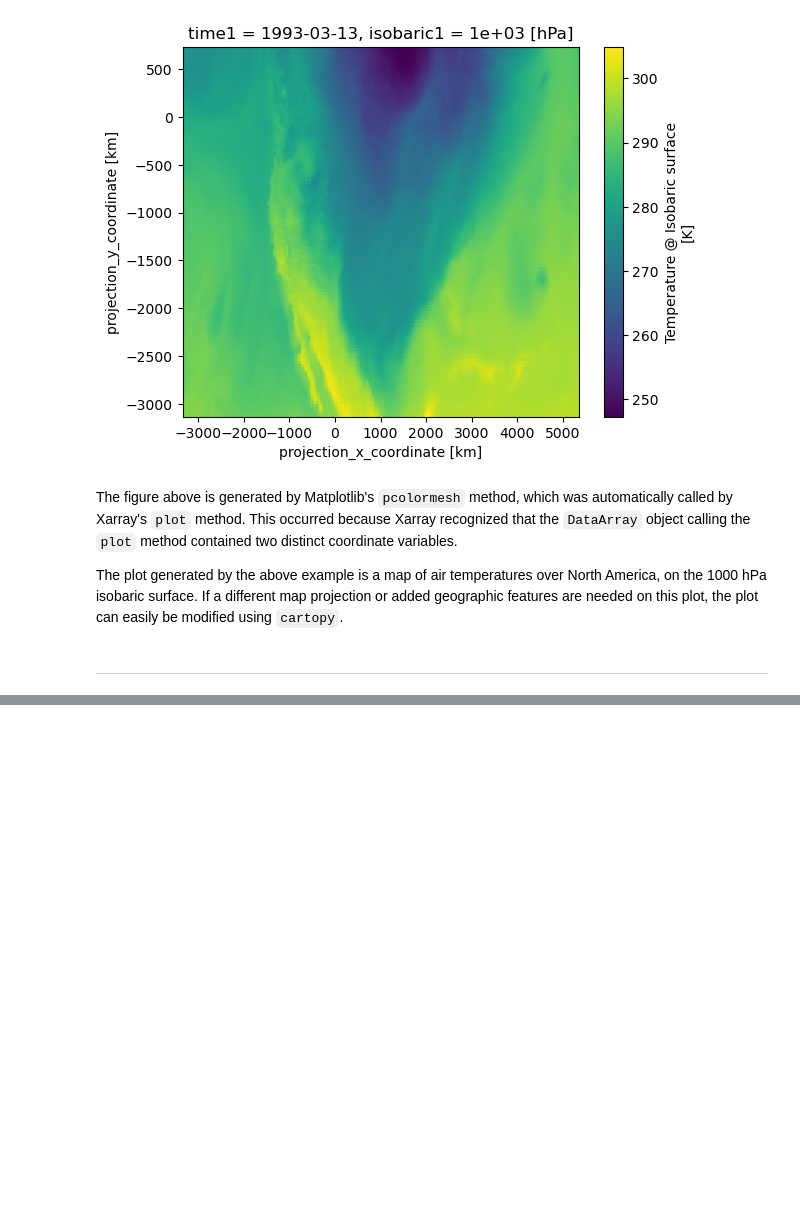
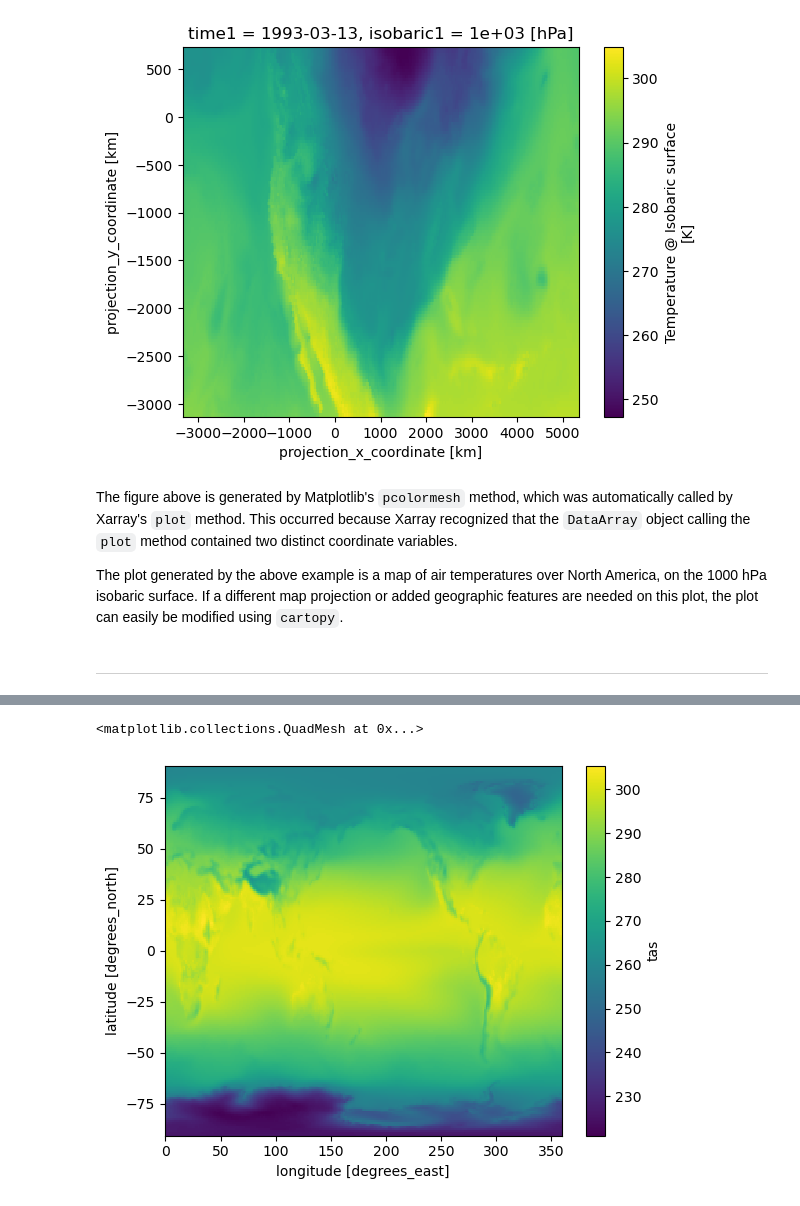
Before and after one commit to ai4er-cdt/induction-jupyter, a Jupyter notebook: main_afternoon4_xarray_dask_cartopy.ipynb, the cells around one changed output, grey strips where cells are left out. Saved outputs shown, nothing was run; the diff lists cells and outputs as text; code cells hidden in the pictures; blank space fills up the shorter version.

```diff
--- a/main_afternoon4_xarray_dask_cartopy.ipynb
+++ b/main_afternoon4_xarray_dask_cartopy.ipynb
@@ -252,0 +330,4 @@ The plot generated by the above example is a map of air temperatures over North
+# %%
+tas_2005 = da['tas'].sel(time=slice('2005-01-01', '2015-01-01')).mean(dim='time')
+
+tas_2005
@@ -252,0 +352,5 @@ The plot generated by the above example is a map of air temperatures over North
+# %%
+tas_2005.plot()
+# %% [output]
+<matplotlib.collections.QuadMesh at 0x...>
+[figure, added]
```
Also changed, not shown: parts of 16 cells of this notebook.
